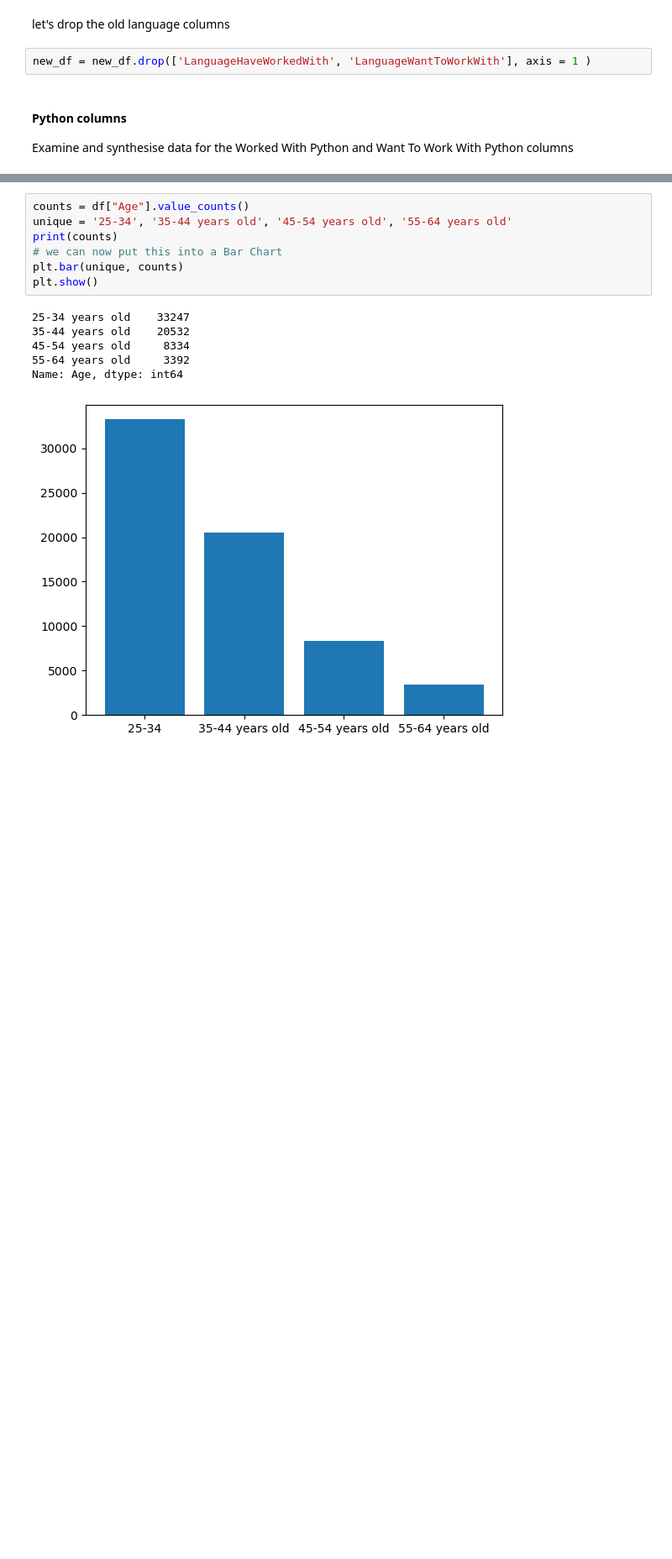
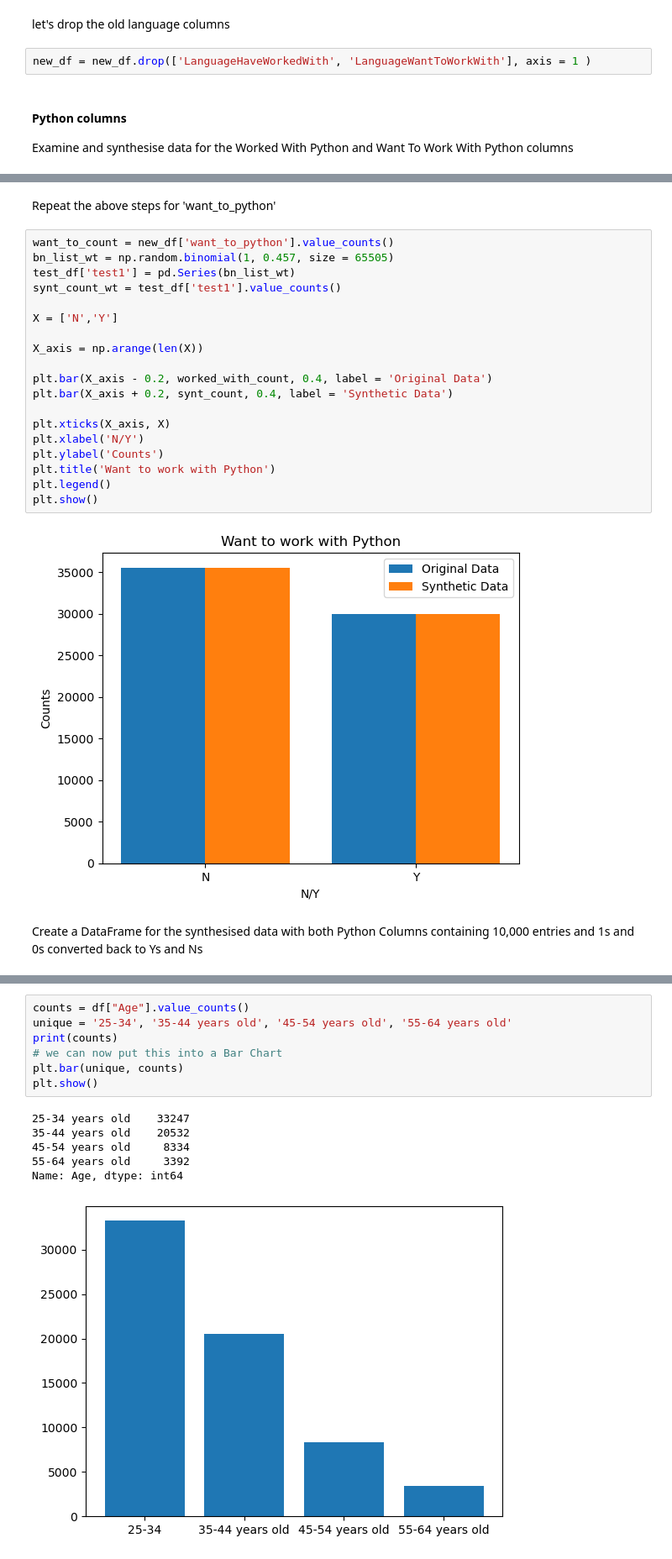
Before and after one commit to decvfox/PfDA_Project_2, a Jupyter notebook: Project_1.ipynb, the cells around one changed output, grey strips where cells are left out. Shown: that part at 84% size. Drawn from its saved outputs; the diff is of its cells as text; blank space fills up the shorter version.

```diff
--- a/Project_1.ipynb
+++ b/Project_1.ipynb
@@ -129,0 +111,25 @@ dtype: int64
+# %% [markdown]
+Repeat the above steps for 'want_to_python'
+# %%
+want_to_count = new_df['want_to_python'].value_counts()
+bn_list_wt = np.random.binomial(1, 0.457, size = 65505)
+test_df['test1'] = pd.Series(bn_list_wt)
+synt_count_wt = test_df['test1'].value_counts()
+
+X = ['N','Y']
+
+X_axis = np.arange(len(X))
+
+plt.bar(X_axis - 0.2, worked_with_count, 0.4, label = 'Original Data')
+plt.bar(X_axis + 0.2, synt_count, 0.4, label = 'Synthetic Data')
+
+plt.xticks(X_axis, X)
+plt.xlabel('N/Y')
+plt.ylabel('Counts')
+plt.title('Want to work with Python')
+plt.legend()
+plt.show()
+# %% [output]
+[figure, added]
+# %% [markdown]
+Create a DataFrame for the synthesised data with both Python Columns containing 10,000 entries and 1s and 0s converted back to Ys and Ns
```
Also changed, not shown: parts of 15 cells of this notebook.
